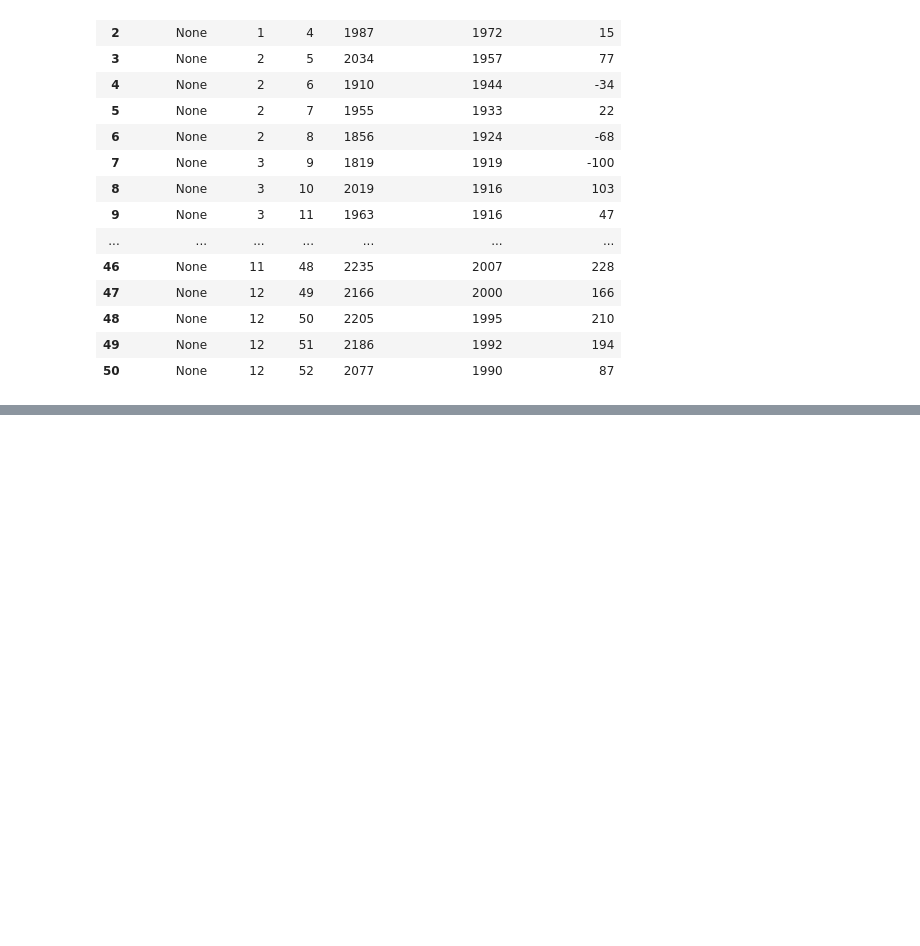
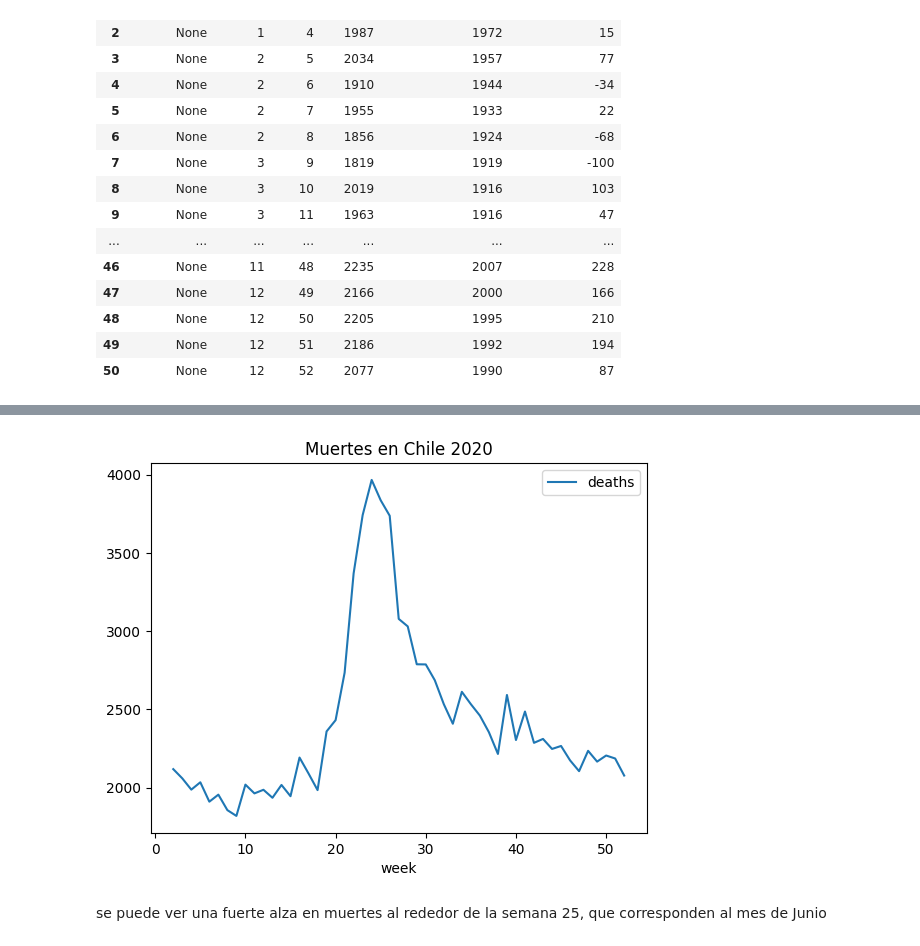
Before and after one commit to Remiw/Solemne1, a Jupyter notebook: SOLEMNE1MATÍASTOBAR.ipynb, the cells around one changed output, grey strips where cells are left out. Saved outputs shown, nothing was run; the diff lists cells and outputs as text; code cells hidden in the pictures; blank space fills up the shorter version.

```diff
--- a/SOLEMNE1MATÍASTOBAR.ipynb
+++ b/SOLEMNE1MATÍASTOBAR.ipynb
@@ -156,0 +161,6 @@ Chile_deaths2020
+# %%
+plot = Chile_deaths2020.plot(x='week', y='deaths', kind='line', title='Muertes en Chile 2020')
+# %% [output]
+[figure, added]
+# %% [markdown]
+se puede ver una fuerte alza en muertes al rededor de la semana 25, que corresponden al mes de Junio
```
Also changed, not shown: parts of 1 cell of this notebook.
